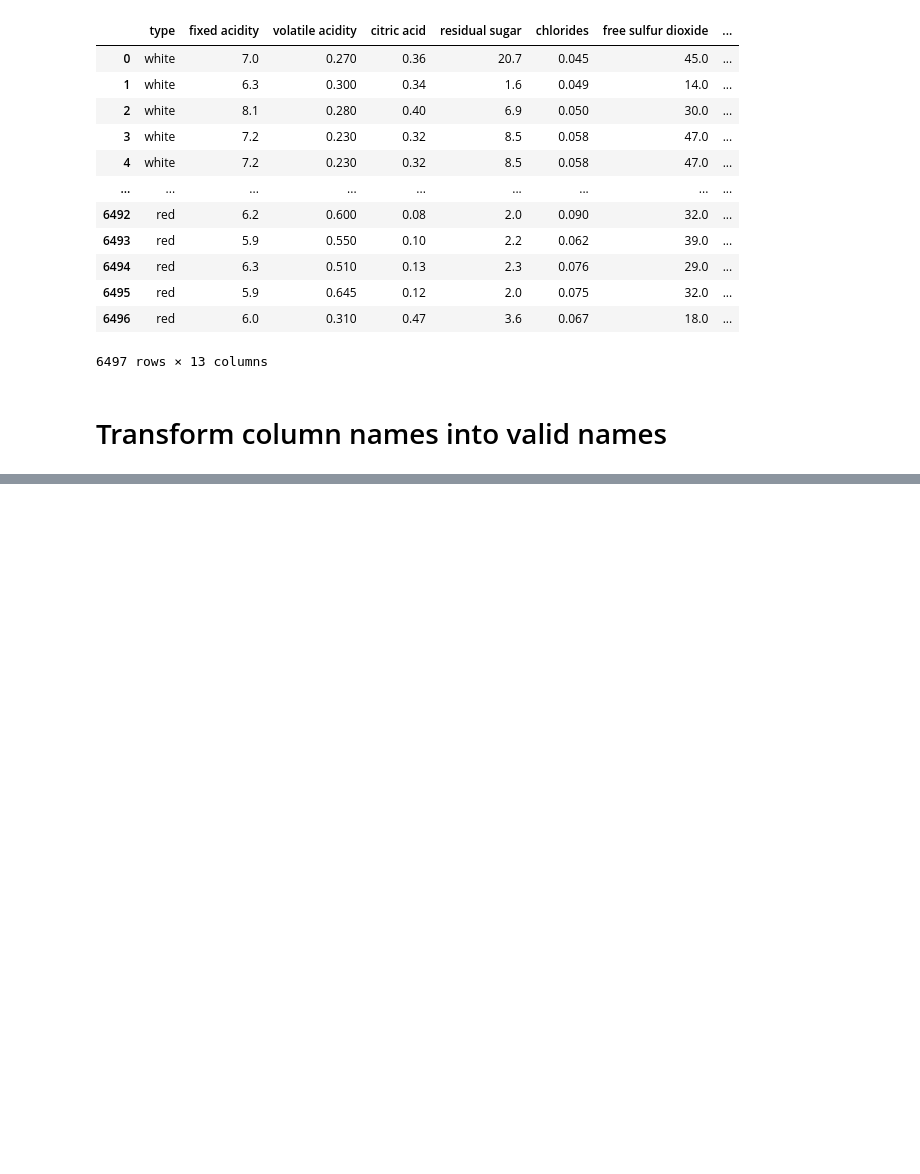
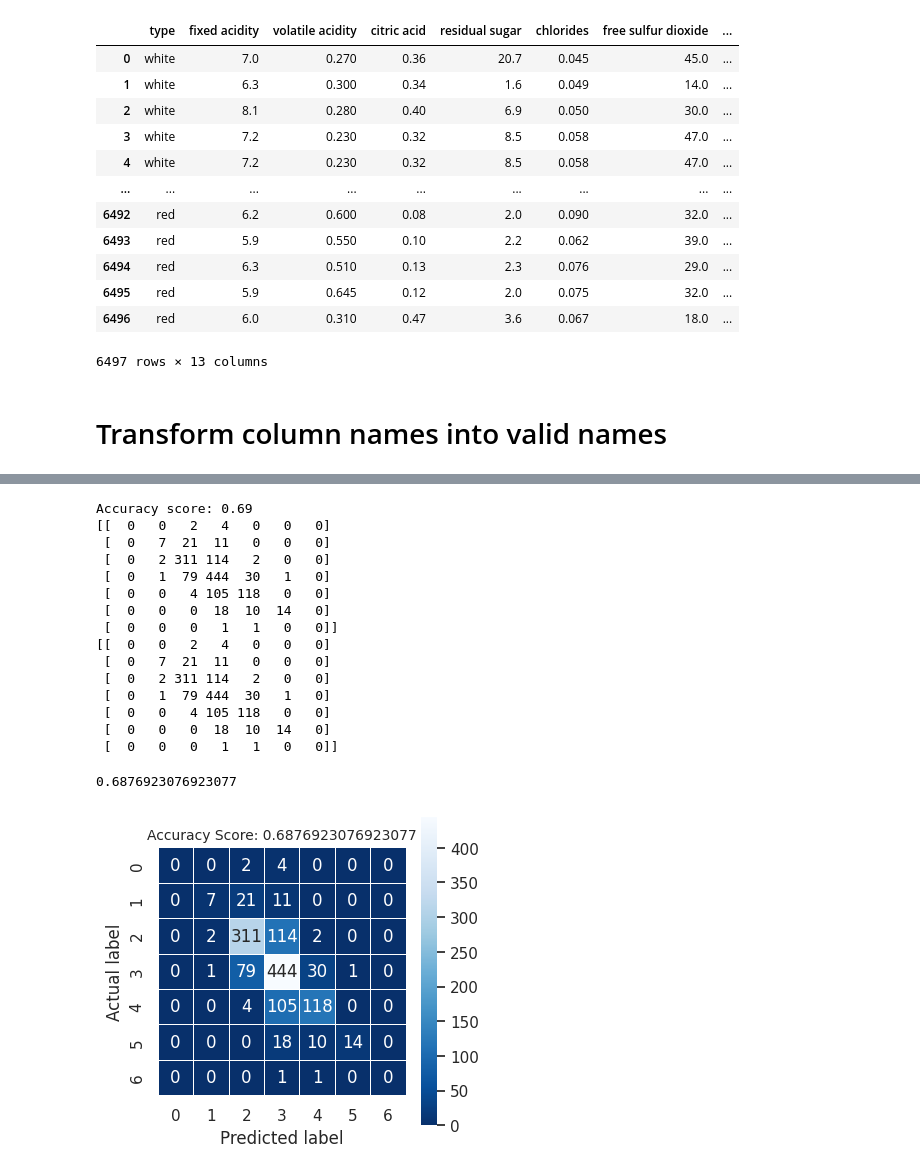
Before and after one commit to Redve/ID2223, a Jupyter notebook: Lab1/Task2/wine-backfill-feature-group.ipynb, the cells around one changed output, grey strips where cells are left out. Saved outputs shown, nothing was run; the diff lists cells and outputs as text; code cells hidden in the pictures; blank space fills up the shorter version.

```diff
--- a/Lab1/Task2/wine-backfill-feature-group.ipynb
+++ b/Lab1/Task2/wine-backfill-feature-group.ipynb
@@ -144,0 +172,8 @@ memory usage: 609.2 KB
+# %%
+from sklearn.model_selection import train_test_split
+x = Wine_standard.drop(['quality'], axis=1)
+y = Wine_standard['quality']
+x_train,x_test,y_train,y_test = train_test_split(x,y,test_size=0.2,random_state=40)
+
+x_train.head()
+x_test.head()
@@ -144,0 +187,53 @@ memory usage: 609.2 KB
+# %%
+from sklearn.linear_model import LogisticRegression
+from sklearn import svm, datasets
+import matplotlib.pyplot as plt
+import seaborn as sns
+from sklearn import metrics
+from sklearn.metrics import accuracy_score
+from sklearn.metrics import confusion_matrix
+
+
+
+
+def model_evaluation(model, x_train, x_test, y_train, y_test):
+    model.fit(x_train, y_train.values.ravel())
+    predictions = model.predict(x_test)
+    print("Accuracy score: %.2f" % accuracy_score(y_test, predictions))
+    print(confusion_matrix(y_test, predictions))
+    score = model.score(x_test, y_test)
+
+    cm = metrics.confusion_matrix(y_test, predictions)
+    print(cm)
+
+    plt.figure(figsize=(4, 4))
+    sns.heatmap(cm, annot=True, fmt=".0f", linewidths=.5,
+                square=True, cmap='Blues_r')
+    plt.ylabel('Actual label')
+    plt.xlabel('Predicted label')
+    all_sample_title = 'Accuracy Score: {0}'.format(score)
+    plt.title(all_sample_title, size=10)
+    return score
+# %%
+from sklearn.ensemble import RandomForestClassifier
+
+model = RandomForestClassifier()
+model_evaluation(model, x_train, x_test, y_train, y_test)
+# %% [output]
+Accuracy score: 0.69
+[[  0   0   2   4   0   0   0]
+ [  0   7  21  11   0   0   0]
+ [  0   2 311 114   2   0   0]
+ [  0   1  79 444  30   1   0]
+ [  0   0   4 105 118   0   0]
+ [  0   0   0  18  10  14   0]
+ [  0   0   0   1   1   0   0]]
+[[  0   0   2   4   0   0   0]
+ [  0   7  21  11   0   0   0]
+ [  0   2 311 114   2   0   0]
+ [  0   1  79 444  30   1   0]
+ [  0   0   4 105 118   0   0]
+ [  0   0   0  18  10  14   0]
+ [  0   0   0   1   1   0   0]]
+0.6876923076923077
+[figure, added]
```
Also changed, not shown: parts of 16 cells of this notebook, 1 other file.
